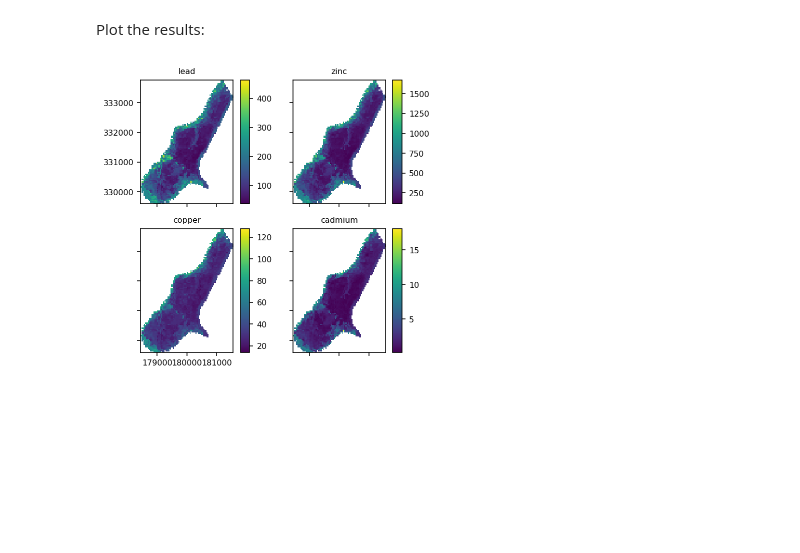
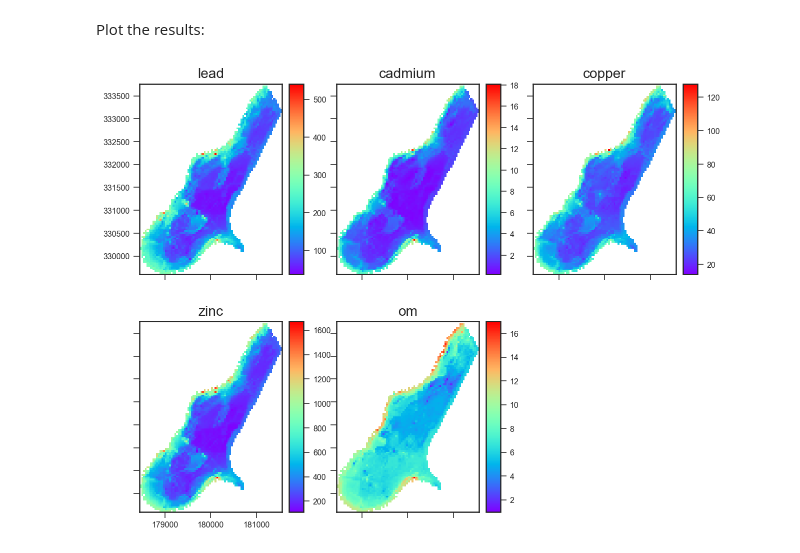
Before and after one commit to stevenpawley/Pyspatialml, a Jupyter notebook: examples/meuse_example.ipynb, the cells around one changed output. Saved outputs shown, nothing was run; the diff lists cells and outputs as text; code cells hidden in the pictures; blank space fills up the shorter version.

```diff
--- a/examples/meuse_example.ipynb
+++ b/examples/meuse_example.ipynb
@@ -242,11 +275,17 @@ rmse
 ## Prediction on the Raster object
 # %%
 preds = stack.predict(et, block_shape=(256, 256))
-preds.rename({old: new for old, new in zip(preds.names, ['lead', 'zinc', 'copper', 'cadmium'])})
+preds.rename({old: new for old, new in zip(preds.names, ['lead', 'cadmium', 'copper', 'zinc', 'om'])})
+preds.lead.cmap = 'rainbow'
+preds.cadmium.cmap = 'rainbow'
+preds.copper.cmap = 'rainbow'
+preds.zinc.cmap = 'rainbow'
+preds.om.cmap = 'rainbow'
 # %% [markdown]
 Plot the results:
-# %%
-preds.plot()
-plt.show()
-# %% [output]
-[figure, removed]
+# %%
+mpl.style.use('seaborn-ticks')
+preds.plot(out_shape=(200, 200), title_fontsize=14, figsize=(10, 8))
+plt.show()
+# %% [output]
+[figure, added]
```
Also changed, not shown: parts of 17 cells of this notebook.
